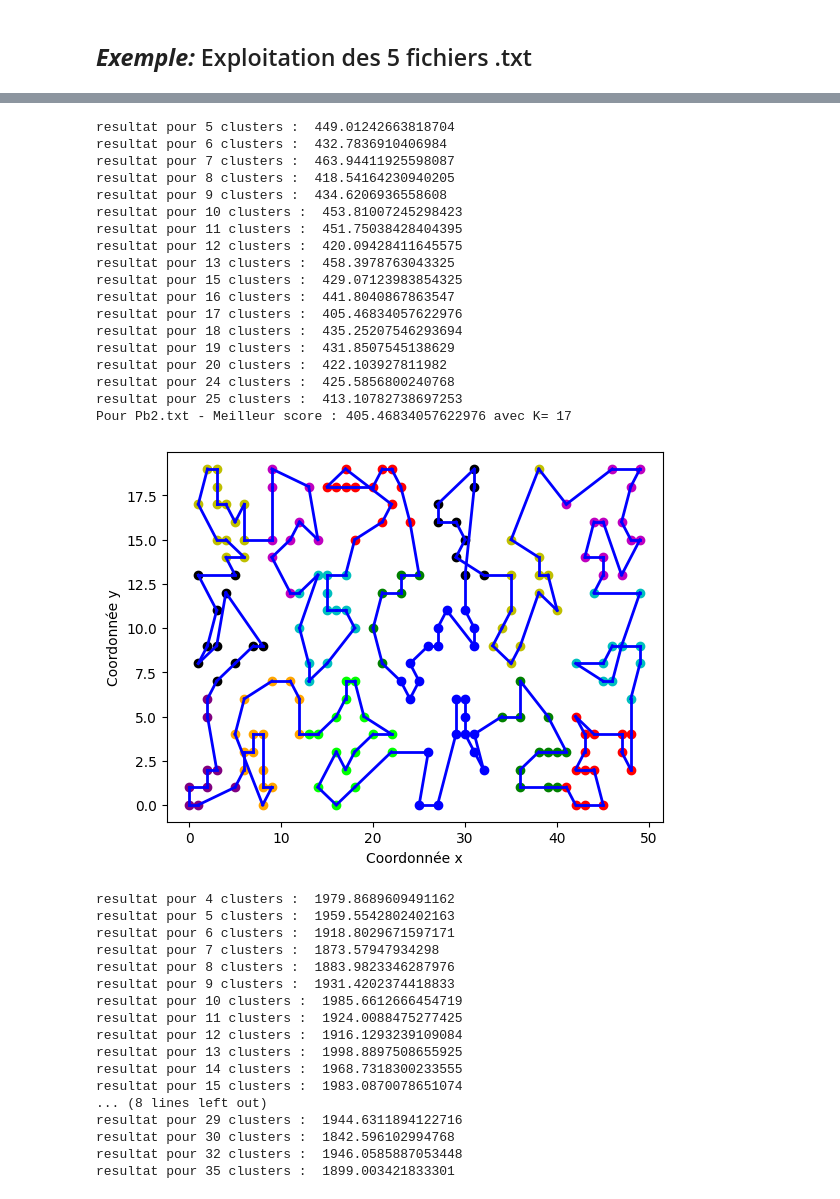
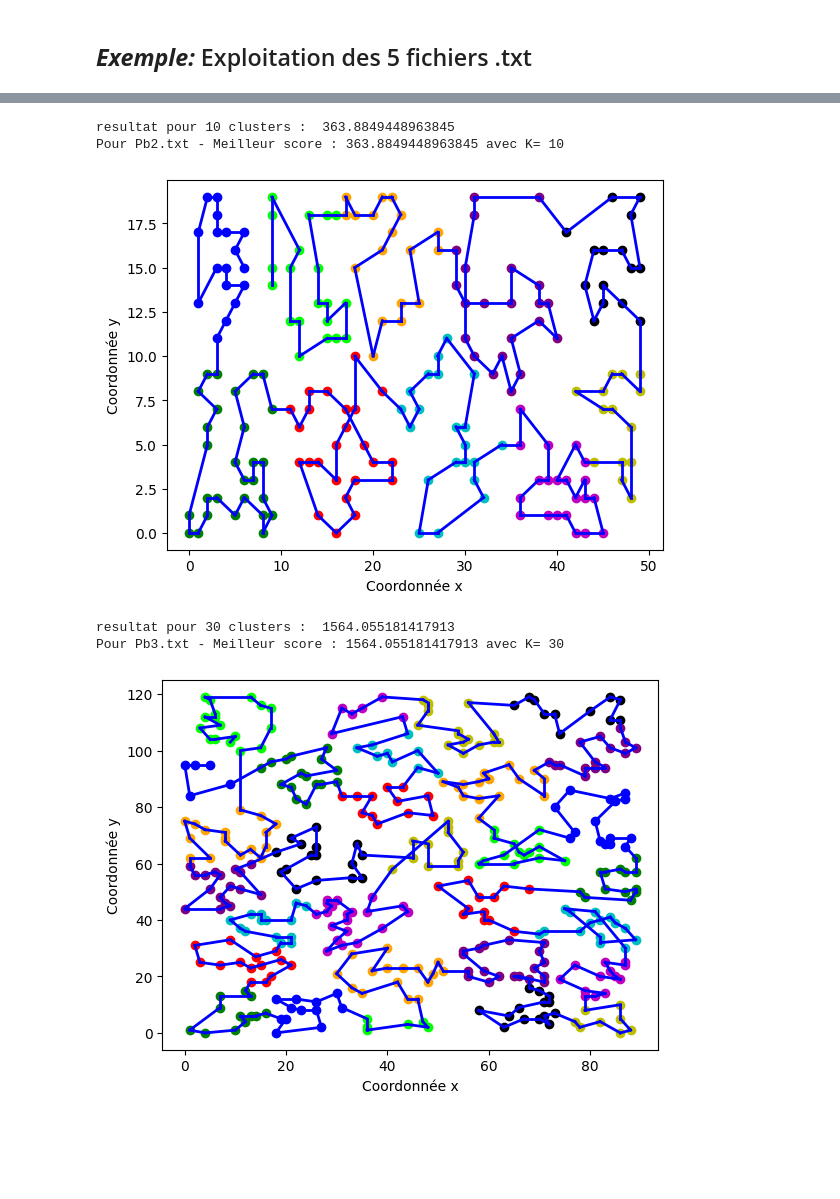
Before and after one commit to Antoinejoy/Heuristique-TSP-problem, a Jupyter notebook: Traveling_Salesman_Problem.ipynb, the cells around one changed output, grey strips where cells are left out. Drawn from its saved outputs; the diff is of its cells as text; code cells hidden in the pictures; blank space fills up the shorter version.

```diff
--- a/Traveling_Salesman_Problem.ipynb
+++ b/Traveling_Salesman_Problem.ipynb
@@ -723,47 +708,17 @@ ValueError: not enough values to unpack (expected 2, got 0)
 # %%
-score2, k2, chemin2, groupe = solver('./Pb2.txt')
+score2, k2, chemin2, groupe, temps2 = solver('./Pb2.txt')
 print('Pour Pb2.txt - Meilleur score :', score2, 'avec K=', k2)
 plot_chemin(chemin2, groupe)
 # %% [output]
-resultat pour 5 clusters :  449.01242663818704
-resultat pour 6 clusters :  432.7836910406984
-resultat pour 7 clusters :  463.94411925598087
-resultat pour 8 clusters :  418.54164230940205
-resultat pour 9 clusters :  434.6206936558608
-resultat pour 10 clusters :  453.81007245298423
-resultat pour 11 clusters :  451.75038428404395
-resultat pour 12 clusters :  420.09428411645575
-resultat pour 13 clusters :  458.3978763043325
-resultat pour 15 clusters :  429.07123983854325
-resultat pour 16 clusters :  441.8040867863547
-resultat pour 17 clusters :  405.46834057622976
-resultat pour 18 clusters :  435.25207546293694
-resultat pour 19 clusters :  431.8507545138629
-resultat pour 20 clusters :  422.103927811982
-resultat pour 24 clusters :  425.5856800240768
-resultat pour 25 clusters :  413.10782738697253
-Pour Pb2.txt - Meilleur score : 405.46834057622976 avec K= 17
+resultat pour 10 clusters :  363.8849448963845
+Pour Pb2.txt - Meilleur score : 363.8849448963845 avec K= 10
-[figure, old version]
+[figure, new version]
 # %%
-score3, k3, chemin3, groupe = solver('./Pb3.txt')
+score3, k3, chemin3, groupe, temps3 = solver('./Pb3.txt')
 print('Pour Pb3.txt - Meilleur score :', score3, 'avec K=', k3)
 plot_chemin(chemin3, groupe)
 # %% [output]
-resultat pour 4 clusters :  1979.8689609491162
-resultat pour 5 clusters :  1959.5542802402163
-resultat pour 6 clusters :  1918.8029671597171
-resultat pour 7 clusters :  1873.57947934298
-resultat pour 8 clusters :  1883.9823346287976
-resultat pour 9 clusters :  1931.4202374418833
-resultat pour 10 clusters :  1985.6612666454719
-resultat pour 11 clusters :  1924.0088475277425
-resultat pour 12 clusters :  1916.1293239109084
-resultat pour 13 clusters :  1998.8897508655925
-resultat pour 14 clusters :  1968.7318300233555
-resultat pour 15 clusters :  1983.0870078651074
-... (8 lines left out)
-resultat pour 29 clusters :  1944.6311894122716
-resultat pour 30 clusters :  1842.596102994768
-resultat pour 32 clusters :  1946.0585887053448
-resultat pour 35 clusters :  1899.003421833301
+resultat pour 30 clusters :  1564.055181417913
+Pour Pb3.txt - Meilleur score : 1564.055181417913 avec K= 30
+[figure, added]
 # %%
```
Also changed, not shown: parts of 15 cells of this notebook, 1 other file.
